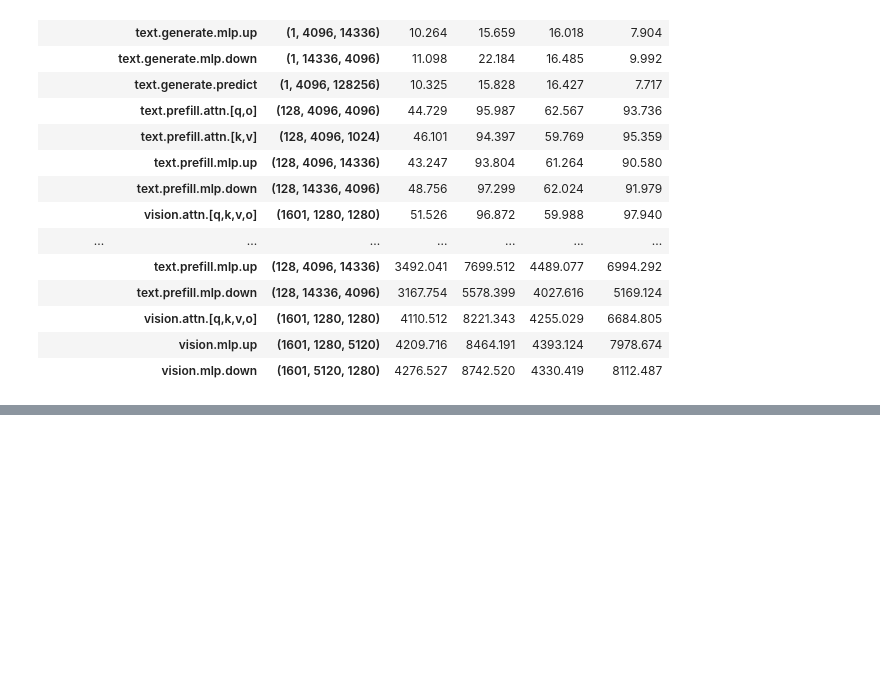
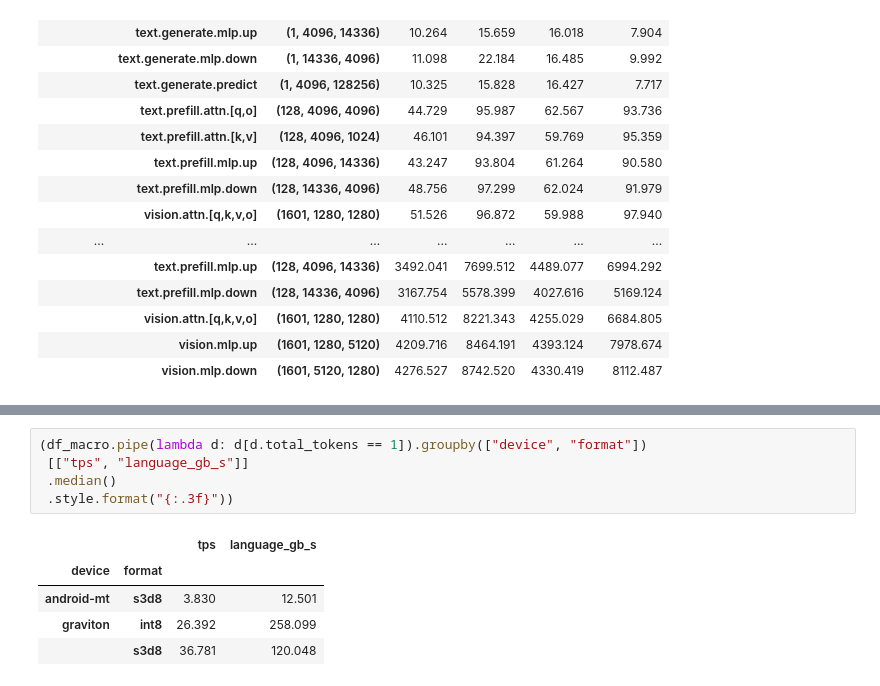
Before and after one commit to graphcore-research/llama-mobile-vlm, a Jupyter notebook: 20260424-Benchmarking/20260424-Benchmarking.ipynb, the cells around one changed output, grey strips where cells are left out. Drawn from its saved outputs; the diff is of its cells as text; blank space fills up the shorter version.

```diff
--- a/20260424-Benchmarking/20260424-Benchmarking.ipynb
+++ b/20260424-Benchmarking/20260424-Benchmarking.ipynb
@@ -410,0 +450,11 @@ display(
+# %%
+(df_macro.pipe(lambda d: d[d.total_tokens == 1]).groupby(["device", "format"])
+ [["tps", "language_gb_s"]]
+ .median()
+ .style.format("{:.3f}"))
+# %% [output]
+|  |  | tps | language_gb_s |
+| device | format |  |  |
+| android-mt | s3d8 | 3.830 | 12.501 |
+| graviton | int8 | 26.392 | 258.099 |
+|  | s3d8 | 36.781 | 120.048 |
```
Also changed, not shown: parts of 2 cells of this notebook, 7 other files.
